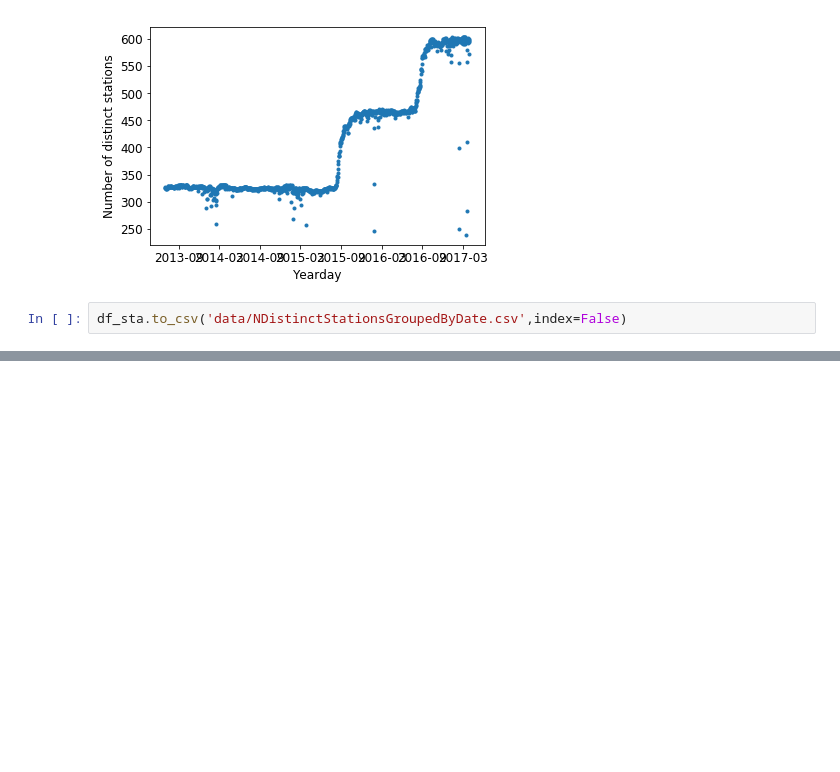
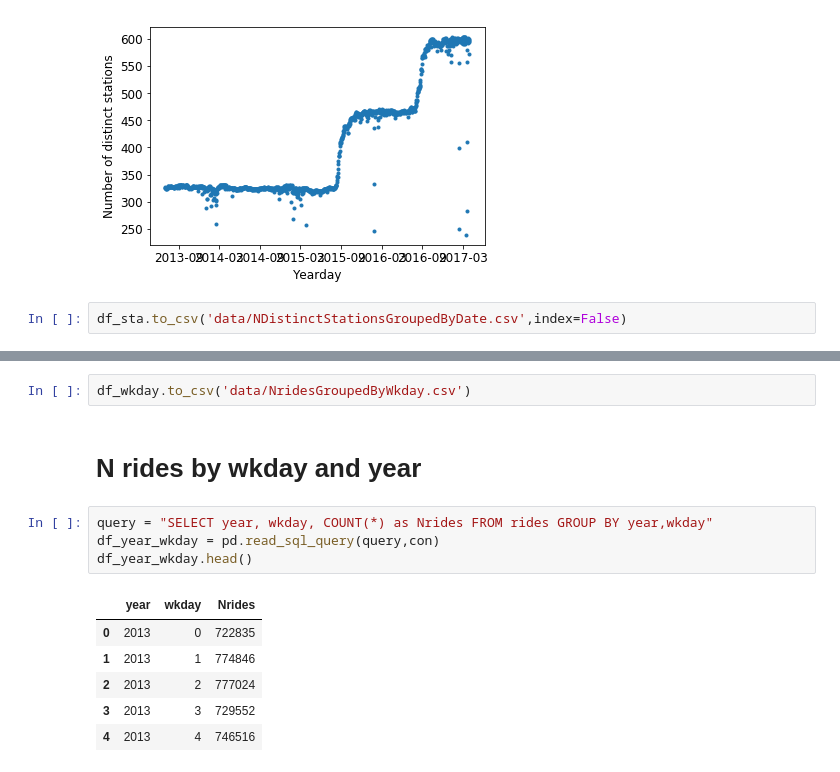
Before and after one commit to andypicke/NYC_citibike, a Jupyter notebook: citibike_MakeDataFromSQL.ipynb, the cells around one changed output, grey strips where cells are left out. Saved outputs shown, nothing was run; the diff lists cells and outputs as text; blank space fills up the shorter version.

```diff
--- a/citibike_regression_makedatafromsql.ipynb
+++ b/citibike_MakeDataFromSQL.ipynb
@@ -176,0 +198,15 @@ df_sta.to_csv('data/NDistinctStationsGroupedByDate.csv',index=False)
+# %%
+df_wkday.to_csv('data/NridesGroupedByWkday.csv')
+# %% [markdown]
+# N rides by wkday and year
+# %%
+query = "SELECT year, wkday, COUNT(*) as Nrides FROM rides GROUP BY year,wkday"
+df_year_wkday = pd.read_sql_query(query,con)
+df_year_wkday.head()
+# %% [output]
+|  | year | wkday | Nrides |
+| 0 | 2013 | 0 | 722835 |
+| 1 | 2013 | 1 | 774846 |
+| 2 | 2013 | 2 | 777024 |
+| 3 | 2013 | 3 | 729552 |
+| 4 | 2013 | 4 | 746516 |
```
Also changed, not shown: parts of 7 cells of this notebook, 6 other files.
